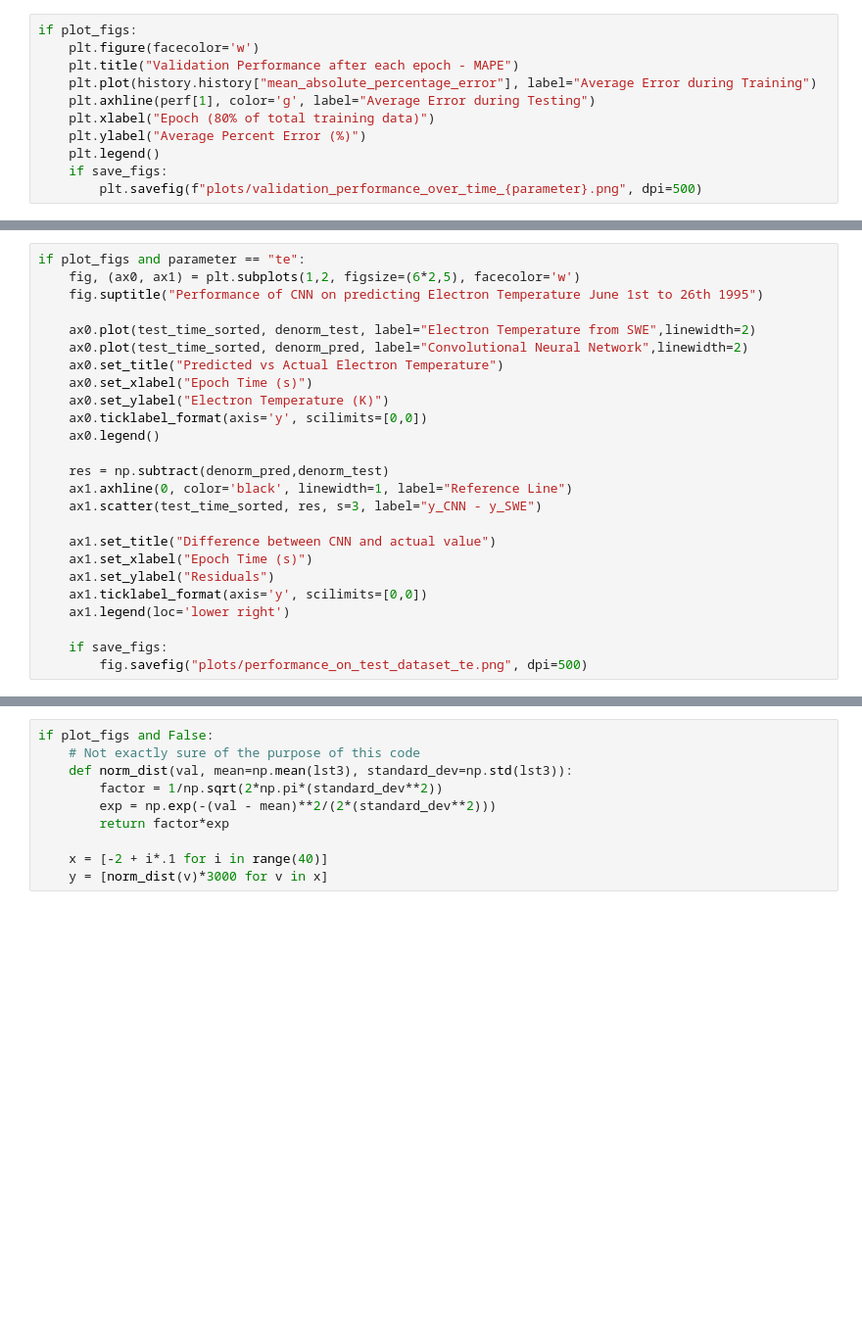
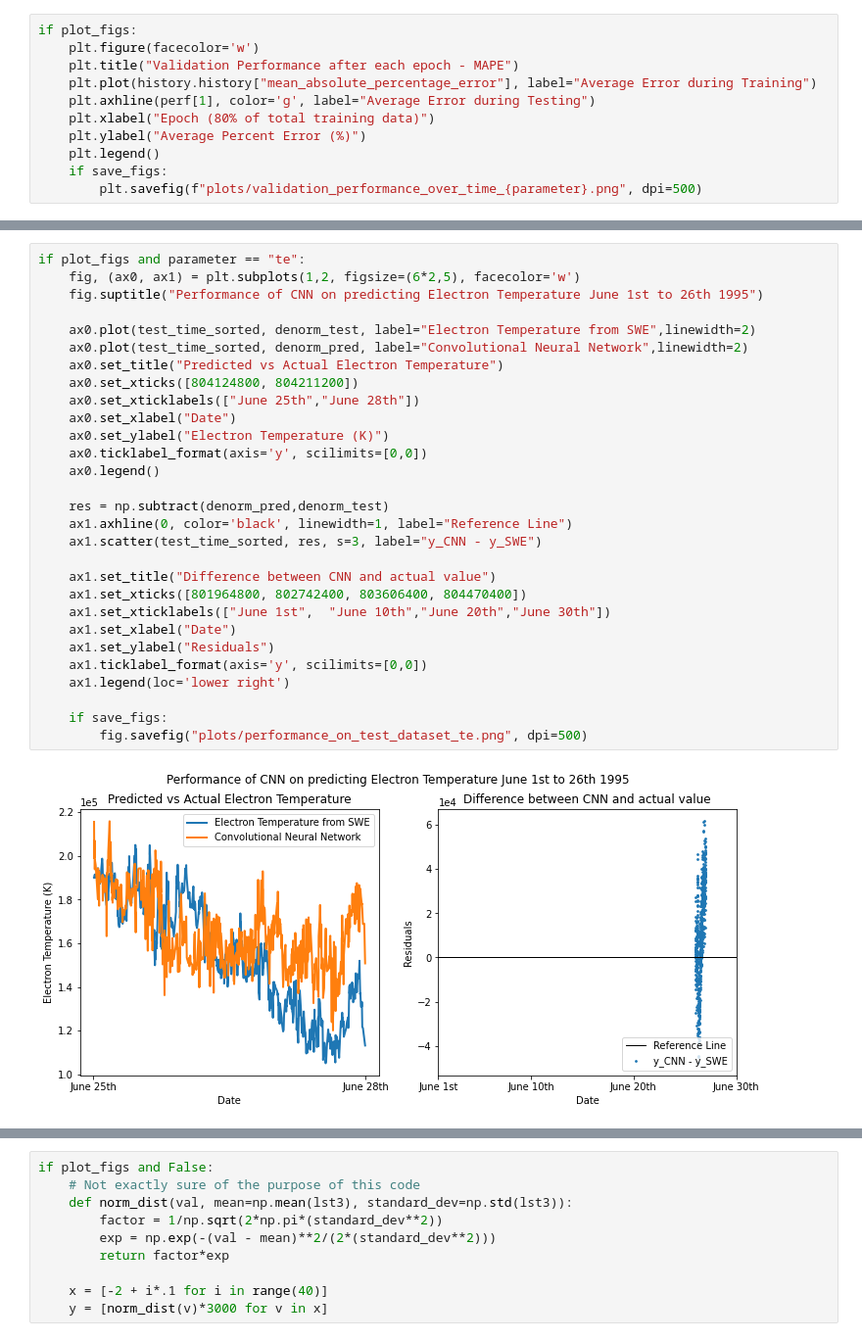
Before and after one commit to AyushmaanAggarwal/qtn-proj-ayu, a Jupyter notebook: cnn_wind.ipynb, the cells around one changed output, grey strips where cells are left out. Shown: that part at 98% size. Cells and saved outputs as stored; diff of their text form; blank space fills up the shorter version.

```diff
--- a/cnn_wind.ipynb
+++ b/cnn_wind.ipynb
@@ -506,28 +514,34 @@ if plot_figs and parameter == "fpe":
 # %%
 if plot_figs and parameter == "te":
     fig, (ax0, ax1) = plt.subplots(1,2, figsize=(6*2,5), facecolor='w')
     fig.suptitle("Performance of CNN on predicting Electron Temperature June 1st to 26th 1995")
 
     ax0.plot(test_time_sorted, denorm_test, label="Electron Temperature from SWE",linewidth=2)
     ax0.plot(test_time_sorted, denorm_pred, label="Convolutional Neural Network",linewidth=2)
     ax0.set_title("Predicted vs Actual Electron Temperature")
-    ax0.set_xlabel("Epoch Time (s)")
+    ax0.set_xticks([804124800, 804211200])
+    ax0.set_xticklabels(["June 25th","June 28th"])
+    ax0.set_xlabel("Date")
     ax0.set_ylabel("Electron Temperature (K)")
     ax0.ticklabel_format(axis='y', scilimits=[0,0])
     ax0.legend()
 
     res = np.subtract(denorm_pred,denorm_test)
     ax1.axhline(0, color='black', linewidth=1, label="Reference Line")
     ax1.scatter(test_time_sorted, res, s=3, label="y_CNN - y_SWE")
 
     ax1.set_title("Difference between CNN and actual value")
-    ax1.set_xlabel("Epoch Time (s)")
+    ax1.set_xticks([801964800, 802742400, 803606400, 804470400])
+    ax1.set_xticklabels(["June 1st",  "June 10th","June 20th","June 30th"])
+    ax1.set_xlabel("Date")
     ax1.set_ylabel("Residuals")
     ax1.ticklabel_format(axis='y', scilimits=[0,0])
     ax1.legend(loc='lower right')
 
     if save_figs:
         fig.savefig("plots/performance_on_test_dataset_te.png", dpi=500)
+# %% [output]
+[figure, added]
 # %%
 if plot_figs and parameter == "vsw":
     fig, (ax0, ax1) = plt.subplots(1,2, figsize=(6*2,5), facecolor='w')
```
Also changed, not shown: parts of 17 cells of this notebook, 9 other files.
